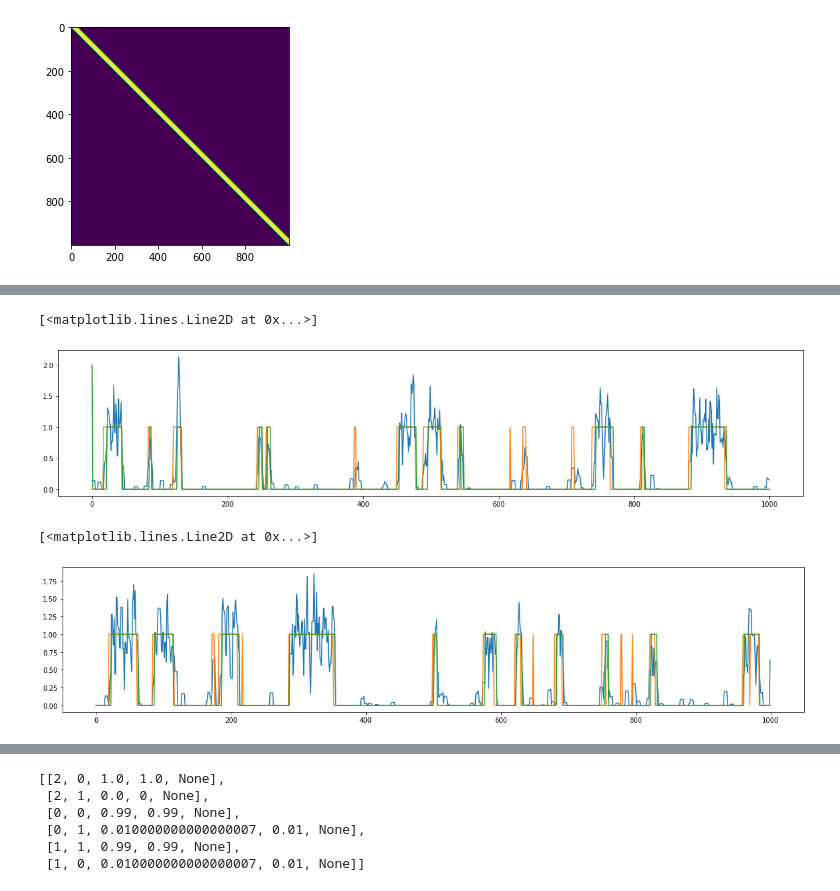
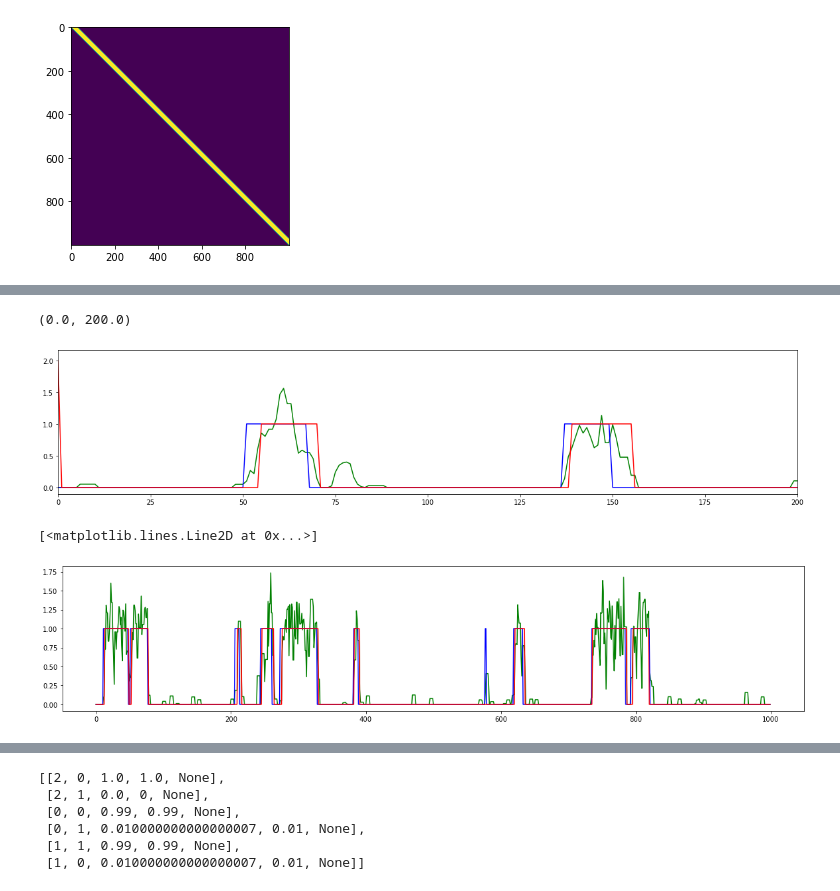
Before and after one commit to ucbmcb288/mcb288, a Jupyter notebook: Transcription/MCB288_Transcription_Part2.ipynb, the cells around one changed output, grey strips where cells are left out. Cells and saved outputs as stored; diff of their text form; code cells hidden in the pictures.

```diff
--- a/Transcription/MCB288_Transcription_Part2.ipynb
+++ b/Transcription/MCB288_Transcription_Part2.ipynb
@@ -89,8 +128,8 @@ def create_burst_traces(
 
     return np.array(output)
 # %%
-kon = 1/40
-koff = 1/20
+kon = 1/100
+koff = 1/30
 duration = 1000
 polymerase_loading_rate = .2
 polymerase_transit_time = 30
@@ -104,0 +153,4 @@ bursts = create_burst_traces(
+# %%
+burst = bursts[0]
+
+plt.plot(burst[2])
@@ -116,5 +164,3 @@ plt.plot(bursts[10][1])
-# %%
-burst = bursts[10]
 # %%
 l = len(burst[0])
 
@@ -131,4 +177,6 @@ plt.imshow(basis)
 <matplotlib.image.AxesImage at 0x...>
 [figure]
 # %%
+burst = bursts[0]
+
 poly_nnls = np.convolve(scipy.optimize.nnls(basis.T,burst[2])[0] / polymerase_loading_rate,np.ones(5)/5)[0:duration]
@@ -158,12 +218,13 @@ hmm.bake()
 hmm_out = hmm.predict(poly_nnls, algorithm='viterbi')
 # %%
 plt.figure(figsize=(20,4))
-plt.plot(poly_nnls)
-plt.plot(bursts[10][0])
-plt.plot(hmm_out)
+plt.plot(poly_nnls,c='green')
+plt.plot(burst[0],c='blue')
+plt.plot(hmm_out,c='red')
+plt.xlim(0,200)
 # %% [output]
-[<matplotlib.lines.Line2D at 0x...>]
+(0.0, 200.0)
-[figure, old version]
+[figure, new version]
 # %%
 poly_nnls = np.zeros((len(bursts),duration))
 
@@ -199,12 +260,12 @@ hmm_out = np.zeros((len(bursts),duration))
 for i, burst in enumerate(bursts):
     hmm_out[i] = hmm.predict(poly_nnls[i], algorithm='viterbi')[1:]
 # %%
-i = 5
+i = 13
 
 plt.figure(figsize=(20,4))
-plt.plot(poly_nnls[i])
-plt.plot(bursts[i][0])
-plt.plot(hmm_out[i])
+plt.plot(poly_nnls[i],c='green')
+plt.plot(bursts[i][0],c='blue')
+plt.plot(hmm_out[i],c='red')
 # %% [output]
 [<matplotlib.lines.Line2D at 0x...>]
-[figure, old version]
+[figure, new version]
```
Also changed, not shown: parts of 34 cells of this notebook, 1 other file.
